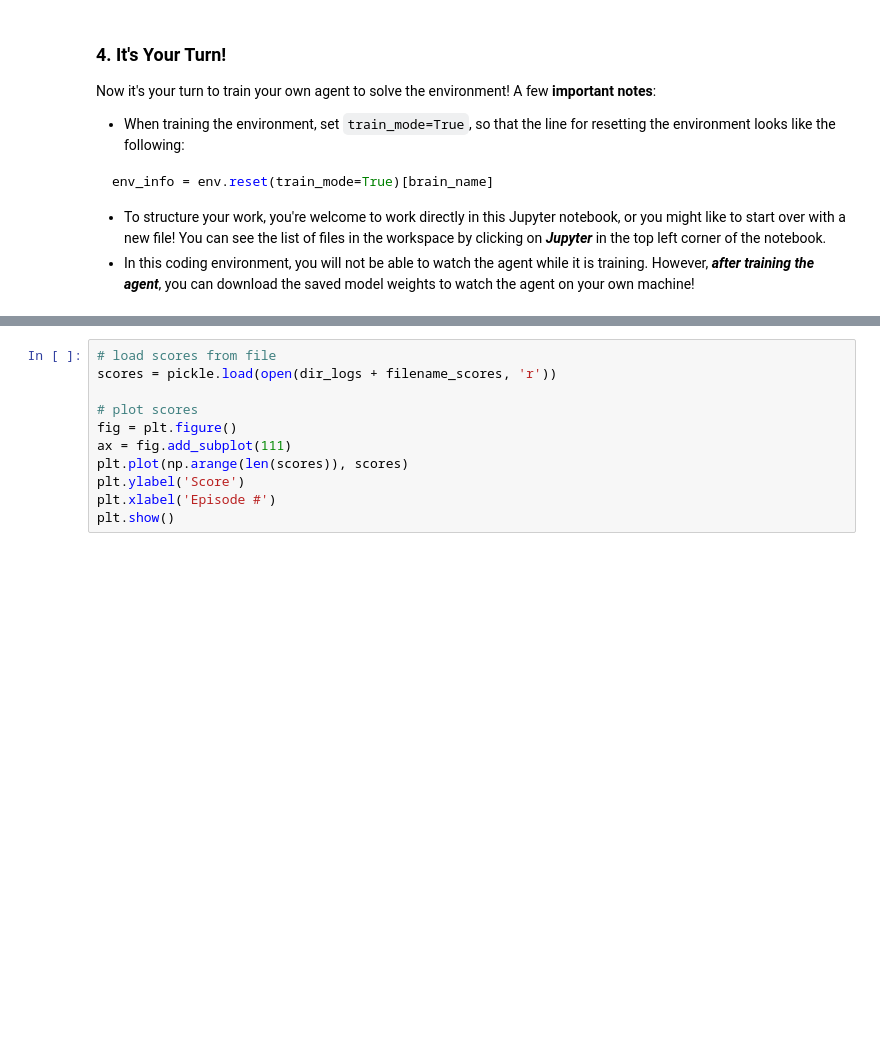
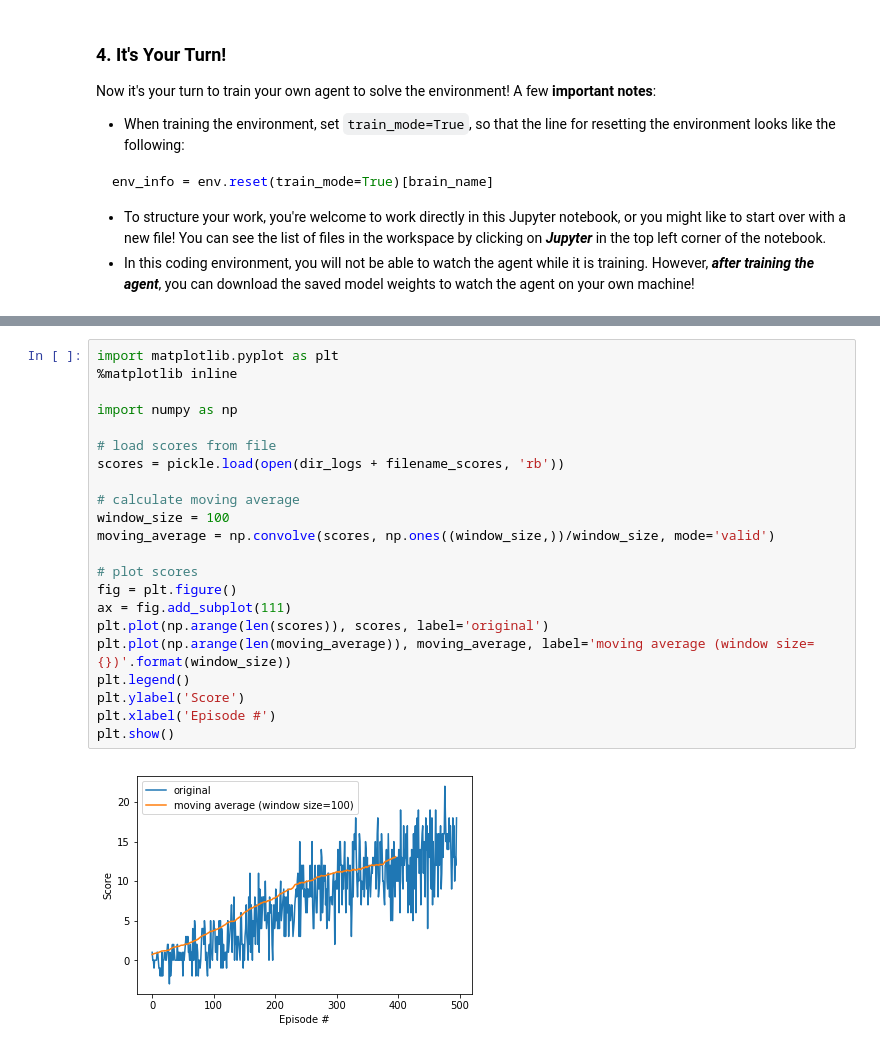
Before and after one commit to Brandon-HY-Lin/deep-reinforcement-learning, a Jupyter notebook: p1_navigation/Navigation.ipynb, the cells around one changed output, grey strips where cells are left out. Drawn from its saved outputs; the diff is of its cells as text; blank space fills up the shorter version.

Commit message:
feat: fix syntax errors and run successfully
1. Fix syntax errors.
2. Run DQN and achieve score 13 after 396 episodes.

```diff
--- a/p1_navigation/Navigation.ipynb
+++ b/p1_navigation/Navigation.ipynb
@@ -191,11 +231,24 @@ with open(dir_logs + filename_scores, 'wb') as f:
 # %%
+import matplotlib.pyplot as plt
+%matplotlib inline
+
+import numpy as np
+
 # load scores from file
-scores = pickle.load(open(dir_logs + filename_scores, 'r'))
+scores = pickle.load(open(dir_logs + filename_scores, 'rb'))
+
+# calculate moving average
+window_size = 100
+moving_average = np.convolve(scores, np.ones((window_size,))/window_size, mode='valid')
 
 # plot scores
 fig = plt.figure()
 ax = fig.add_subplot(111)
-plt.plot(np.arange(len(scores)), scores)
+plt.plot(np.arange(len(scores)), scores, label='original')
+plt.plot(np.arange(len(moving_average)), moving_average, label='moving average (window size={})'.format(window_size))
+plt.legend()
 plt.ylabel('Score')
 plt.xlabel('Episode #')
 plt.show()
+# %% [output]
+[figure, added]
```
Also changed, not shown: parts of 5 cells of this notebook, 4 other files.
